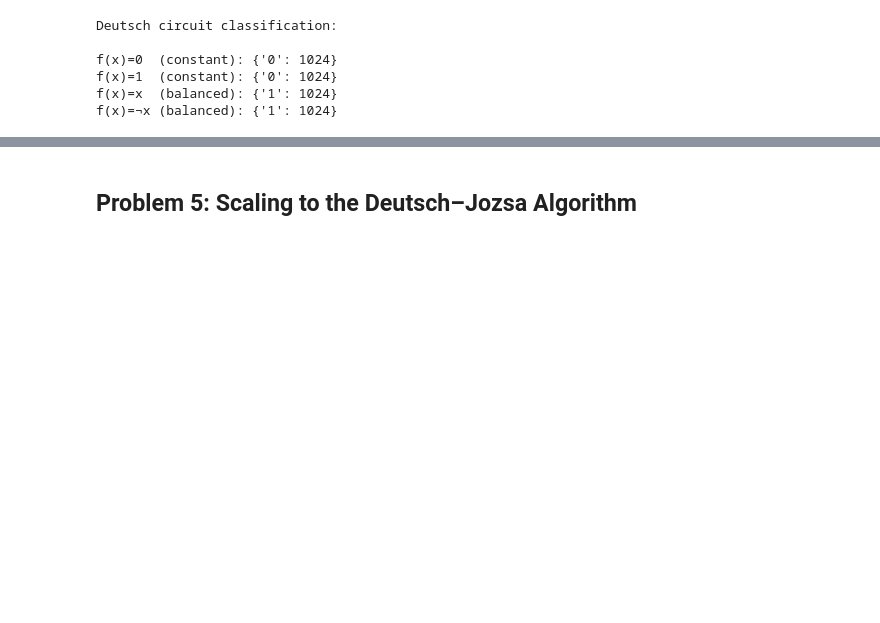
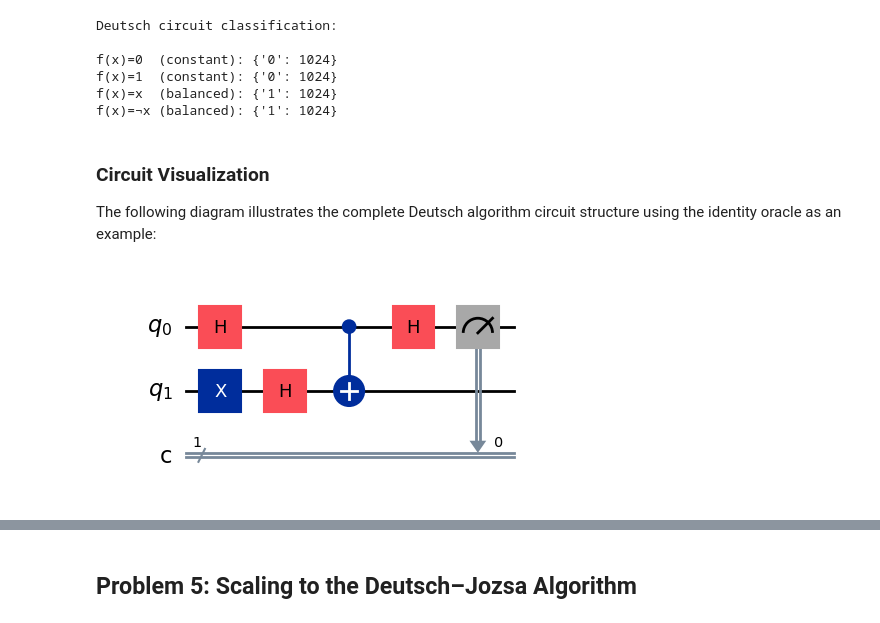
Before and after one commit to BrianWalsh23/emerging_technologies, a Jupyter notebook: problems.ipynb, the cells around one changed output, grey strips where cells are left out. Saved outputs shown, nothing was run; the diff lists cells and outputs as text; code cells hidden in the pictures; blank space fills up the shorter version.

Commit message:
Included circuit visualization and oracle demonstration code

```diff
--- a/problems.ipynb
+++ b/problems.ipynb
@@ -669,3 +669,12 @@ f(x)=0  (constant): {'0': 1024}
 f(x)=1  (constant): {'0': 1024}
 f(x)=x  (balanced): {'1': 1024}
 f(x)=¬x (balanced): {'1': 1024}
+# %% [markdown]
+### Circuit Visualization
+
+The following diagram illustrates the complete Deutsch algorithm circuit structure
+using the identity oracle as an example:
+# %%
+deutsch_circuit(oracle_identity).draw("mpl")
+# %% [output]
+[figure, added]
```
Also changed, not shown: parts of 1 cell of this notebook.
